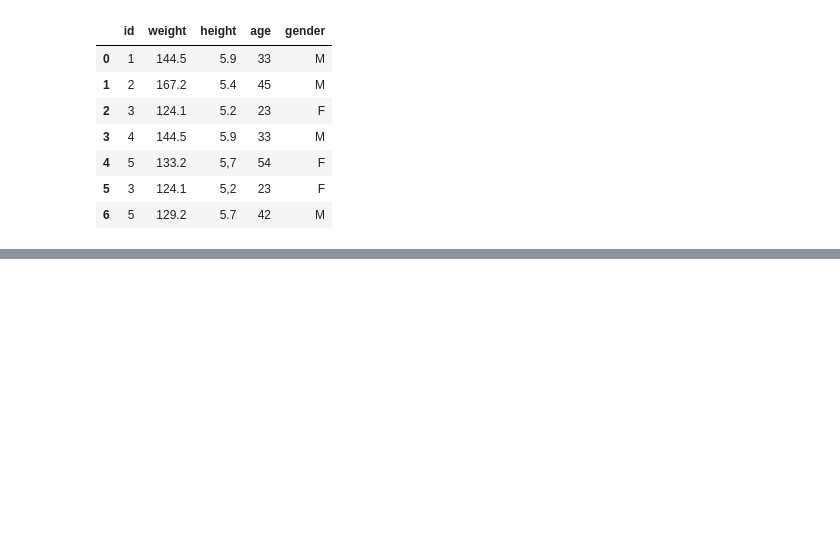
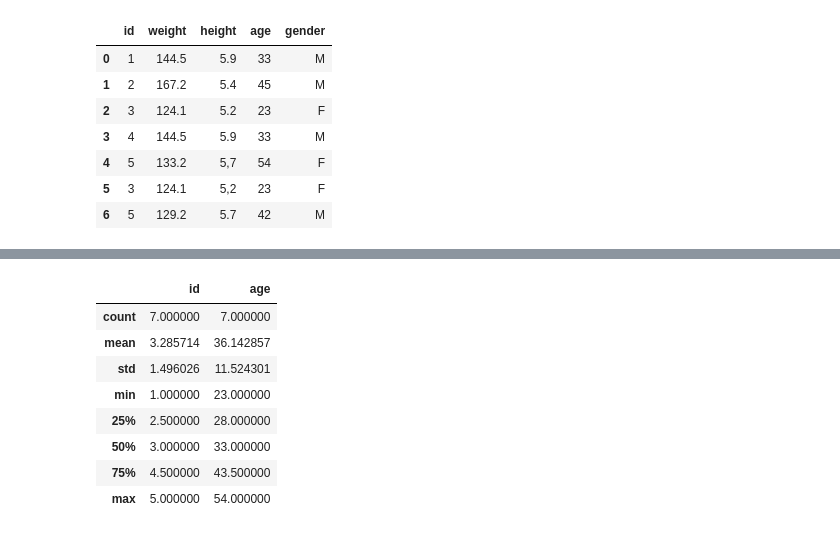
Before and after one commit to JessicaS94/TalentoTech-, a Jupyter notebook: Practica_1.ipynb, the cells around one changed output, grey strips where cells are left out. Saved outputs shown, nothing was run; the diff lists cells and outputs as text; code cells hidden in the pictures; blank space fills up the shorter version.

```diff
--- a/Practica_1.ipynb
+++ b/Practica_1.ipynb
@@ -311,0 +327,12 @@ df_persona.head(7)
+# %%
+df_persona.describe()
+# %% [output]
+|  | id | age |
+| count | 7.000000 | 7.000000 |
+| mean | 3.285714 | 36.142857 |
+| std | 1.496026 | 11.524301 |
+| min | 1.000000 | 23.000000 |
+| 25% | 2.500000 | 28.000000 |
+| 50% | 3.000000 | 33.000000 |
+| 75% | 4.500000 | 43.500000 |
+| max | 5.000000 | 54.000000 |
```
Also changed, not shown: parts of 7 cells of this notebook.
